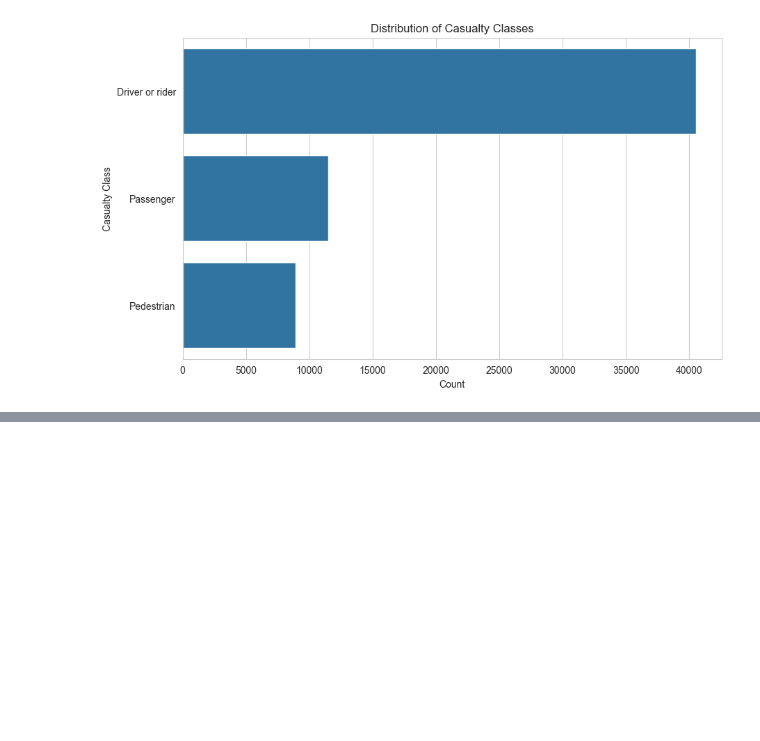
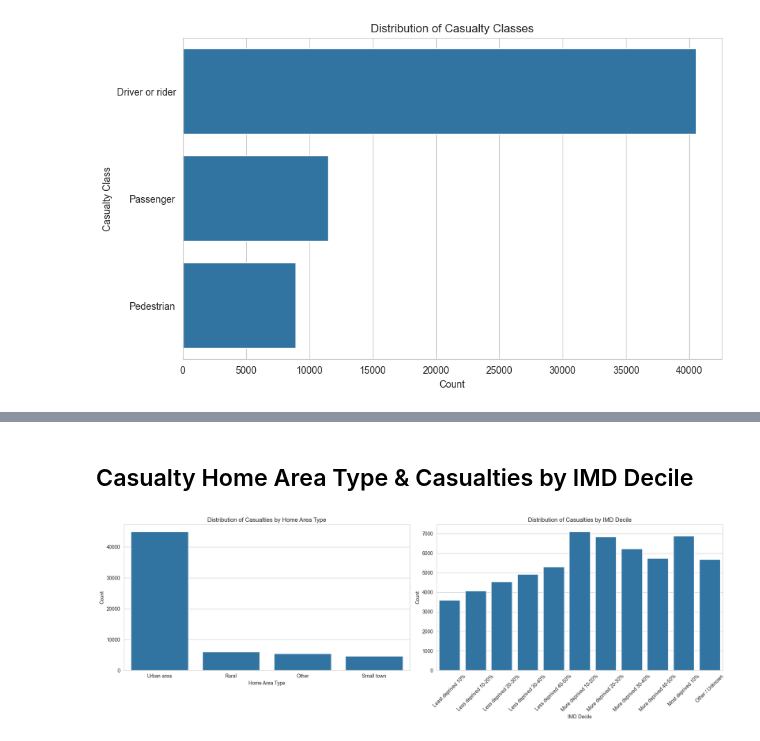
Before and after one commit to ArmanAghania/Road-Casualty-Statistics-and-Analysis, a Jupyter notebook: analysis.ipynb, the cells around one changed output, grey strips where cells are left out. Drawn from its saved outputs; the diff is of its cells as text; code cells hidden in the pictures; blank space fills up the shorter version.

```diff
--- a/analysis.ipynb
+++ b/analysis.ipynb
@@ -1264,0 +1279,22 @@ plt.show()
+# %% [markdown]
+## Casualty Home Area Type & Casualties by IMD Decile
+# %%
+fig, axes = plt.subplots(1, 2, figsize=(18, 6))
+
+# Distribution by Casualty Home Area Type
+sns.countplot(x='casualty_home_area_type', data=clean_df, ax=axes[0], order=clean_df['casualty_home_area_type'].value_counts().index)
+axes[0].set_title('Distribution of Casualties by Home Area Type')
+axes[0].set_xlabel('Home Area Type')
+axes[0].set_ylabel('Count')
+
+# Distribution by Casualty IMD Decile
+sns.countplot(x='casualty_imd_decile', data=clean_df, ax=axes[1], order=sorted(clean_df['casualty_imd_decile'].unique()))
+axes[1].set_title('Distribution of Casualties by IMD Decile')
+axes[1].set_xlabel('IMD Decile')
+axes[1].set_ylabel('Count')
+axes[1].tick_params(axis='x', rotation=45)
+
+plt.tight_layout()
+plt.show()
+# %% [output]
+[figure, added]
```
Also changed, not shown: parts of 12 cells of this notebook, 2 other files.
